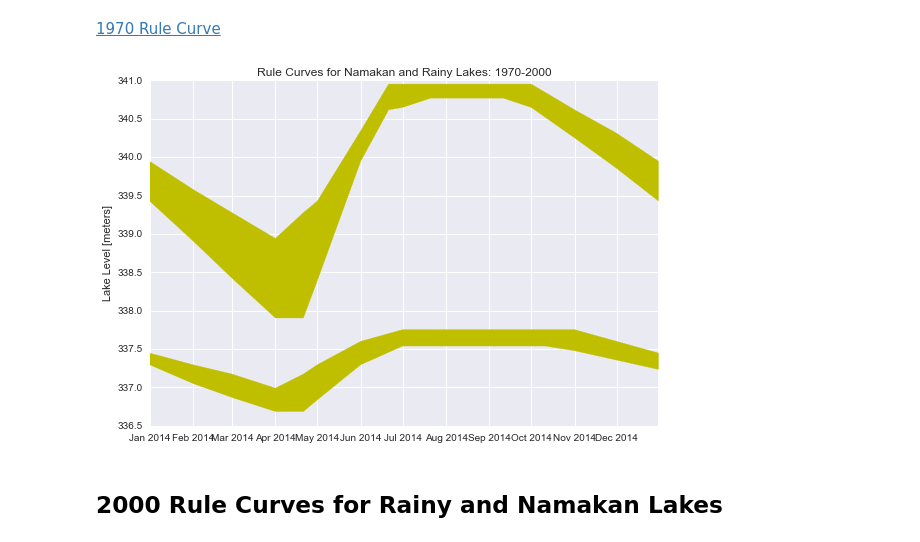
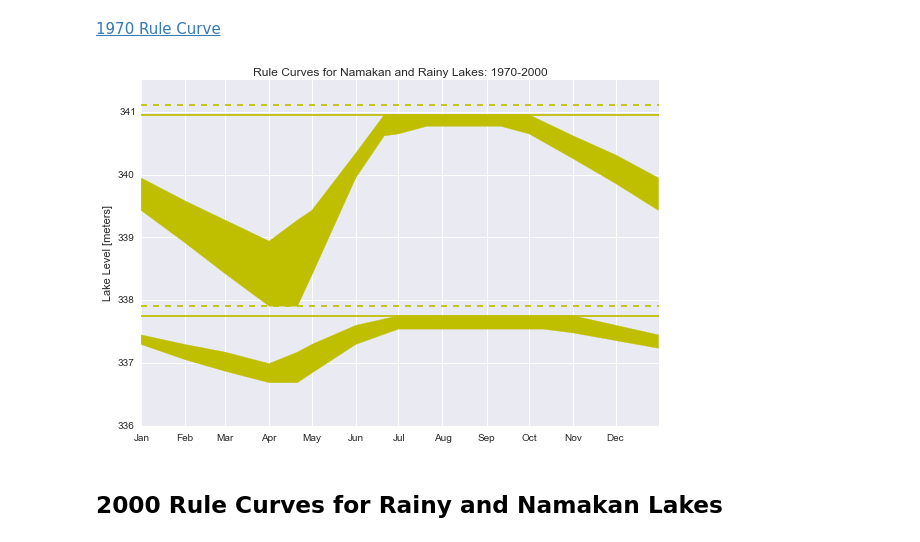
Before and after one commit to kmcgarry7/Rainy-Lake-Hydrology, a Jupyter notebook: Rule_Curves_for_Rainy_and_Namakan_Lakes.ipynb, the cells around one changed output. Saved outputs shown, nothing was run; the diff lists cells and outputs as text; code cells hidden in the pictures.

```diff
--- a/Rule_Curves_for_Rainy_and_Namakan_Lakes.ipynb
+++ b/Rule_Curves_for_Rainy_and_Namakan_Lakes.ipynb
@@ -32,72 +34,85 @@ yr = 2014
 
 # Rainy Lake
 RL1970  = {
-    datetime.datetime(yr, 1, 1): [1106.6, 1107.1],
-    datetime.datetime(yr, 2, 1): [1105.8, 1106.6],
-    datetime.datetime(yr, 3, 1): [1105.2, 1106.2],
-    datetime.datetime(yr, 4, 1): [1104.6, 1105.6],
-    datetime.datetime(yr, 4,21): [1104.6, 1106.2],
-    datetime.datetime(yr, 5, 1): [1105.1, 1106.6],
-    datetime.datetime(yr, 6, 1): [1106.6, 1107.6],
-    datetime.datetime(yr, 7, 1): [1107.4, 1108.1],
-    datetime.datetime(yr, 8, 1): [1107.4, 1108.1],
-    datetime.datetime(yr, 9, 1): [1107.4, 1108.1],
-    datetime.datetime(yr,10, 1): [1107.4, 1108.1],
-    datetime.datetime(yr,10,11): [1107.4, 1108.1],
-    datetime.datetime(yr,11, 1): [1107.2, 1108.1],
-    datetime.datetime(yr,12, 1): [1106.8, 1107.6],
-    datetime.datetime(yr,12,31): [1106.4, 1107.1]
+    datetime.datetime(yr, 1, 1): [1106.6, 1107.1, 1108.1, 1108.6],
+    datetime.datetime(yr, 2, 1): [1105.8, 1106.6, 1108.1, 1108.6],
+    datetime.datetime(yr, 3, 1): [1105.2, 1106.2, 1108.1, 1108.6],
+    datetime.datetime(yr, 4, 1): [1104.6, 1105.6, 1108.1, 1108.6],
+    datetime.datetime(yr, 4,21): [1104.6, 1106.2, 1108.1, 1108.6],
+    datetime.datetime(yr, 5, 1): [1105.1, 1106.6, 1108.1, 1108.6],
+    datetime.datetime(yr, 6, 1): [1106.6, 1107.6, 1108.1, 1108.6],
+    datetime.datetime(yr, 7, 1): [1107.4, 1108.1, 1108.1, 1108.6],
+    datetime.datetime(yr, 8, 1): [1107.4, 1108.1, 1108.1, 1108.6],
+    datetime.datetime(yr, 9, 1): [1107.4, 1108.1, 1108.1, 1108.6],
+    datetime.datetime(yr,10, 1): [1107.4, 1108.1, 1108.1, 1108.6],
+    datetime.datetime(yr,10,11): [1107.4, 1108.1, 1108.1, 1108.6],
+    datetime.datetime(yr,11, 1): [1107.2, 1108.1, 1108.1, 1108.6],
+    datetime.datetime(yr,12, 1): [1106.8, 1107.6, 1108.1, 1108.6],
+    datetime.datetime(yr,12,31): [1106.4, 1107.1, 1108.1, 1108.6]
 }
 
 RL1970 = pd.DataFrame.from_dict(RL1970).transpose()/3.2808
-RL1970.columns = ['LRC','URC']
+RL1970.columns = ['LRC','URC','EHW','AGO']
 RL1970 = RL1970.resample(rule='1D').interpolate()
 
 # Namakan Lake
 NL1970 = {
-    datetime.datetime(yr, 1, 1): [1113.6, 1115.3],
-    datetime.datetime(yr, 2, 1): [1111.9, 1114.1],
-    datetime.datetime(yr, 3, 1): [1110.3, 1113.1],
-    datetime.datetime(yr, 4, 1): [1108.6, 1112.0],
-    datetime.datetime(yr, 4,21): [1108.6, 1113.1],
-    datetime.datetime(yr, 5, 1): [1110.2, 1113.6],
-    datetime.datetime(yr, 6, 1): [1115.3, 1116.6],
-    datetime.datetime(yr, 6,21): [1117.5, 1118.6],
-    datetime.datetime(yr, 7, 1): [1117.6, 1118.6],
-    datetime.datetime(yr, 7,21): [1118.0, 1118.6],
-    datetime.datetime(yr, 8, 1): [1118.0, 1118.6],
-    datetime.datetime(yr, 9, 1): [1118.0, 1118.6],
-    datetime.datetime(yr, 9,11): [1118.0, 1118.6],
-    datetime.datetime(yr,10, 1): [1117.6, 1118.6],
-    datetime.datetime(yr,11, 1): [1116.3, 1117.5],
-    datetime.datetime(yr,12, 1): [1115.0, 1116.5],
-    datetime.datetime(yr,12,31): [1113.6, 1115.3]
+    datetime.datetime(yr, 1, 1): [1113.6, 1115.3, 1118.6, 1119.1],
+    datetime.datetime(yr, 2, 1): [1111.9, 1114.1, 1118.6, 1119.1],
+    datetime.datetime(yr, 3, 1): [1110.3, 1113.1, 1118.6, 1119.1],
+    datetime.datetime(yr, 4, 1): [1108.6, 1112.0, 1118.6, 1119.1],
+    datetime.datetime(yr, 4,21): [1108.6, 1113.1, 1118.6, 1119.1],
+    datetime.datetime(yr, 5, 1): [1110.2, 1113.6, 1118.6, 1119.1],
+    datetime.datetime(yr, 6, 1): [1115.3, 1116.6, 1118.6, 1119.1],
+    datetime.datetime(yr, 6,21): [1117.5, 1118.6, 1118.6, 1119.1],
+    datetime.datetime(yr, 7, 1): [1117.6, 1118.6, 1118.6, 1119.1],
+    datetime.datetime(yr, 7,21): [1118.0, 1118.6, 1118.6, 1119.1],
+    datetime.datetime(yr, 8, 1): [1118.0, 1118.6, 1118.6, 1119.1],
+    datetime.datetime(yr, 9, 1): [1118.0, 1118.6, 1118.6, 1119.1],
+    datetime.datetime(yr, 9,11): [1118.0, 1118.6, 1118.6, 1119.1],
+    datetime.datetime(yr,10, 1): [1117.6, 1118.6, 1118.6, 1119.1],
+    datetime.datetime(yr,11, 1): [1116.3, 1117.5, 1118.6, 1119.1],
+    datetime.datetime(yr,12, 1): [1115.0, 1116.5, 1118.6, 1119.1],
+    datetime.datetime(yr,12,31): [1113.6, 1115.3, 1118.6, 1119.1]
 }
 
 NL1970 = pd.DataFrame.from_dict(NL1970).transpose()/3.2808
-NL1970.columns = ['LRC','URC']
+NL1970.columns = ['LRC','URC','EHW','AGO']
 NL1970 = NL1970.resample(rule='1D').interpolate()
 
 # Plot 1970 Rule Curves
+
+plt.hold(True)
+plt.plot(NL1970.index,NL1970['EHW'],color='y')
+plt.plot(NL1970.index,NL1970['AGO'],'y--')
+plt.plot(RL1970.index,RL1970['EHW'],color='y')
+plt.plot(RL1970.index,RL1970['AGO'],'y--')
 
 plt.fill_between(NL1970.index,
                  NL1970['LRC'].tolist(),
                  NL1970['URC'].tolist(),
                  color='y',
                  alpha='1')
 
 plt.fill_between(RL1970.index,
                  RL1970['LRC'].tolist(),
                  RL1970['URC'].tolist(),
                  color='y',
                  alpha='1')
 
 plt.ylabel('Lake Level [meters]')
+plt.ylim(336,341.5)
 plt.title('Rule Curves for Namakan and Rainy Lakes: 1970-2000')
+plt.hold(False)
+
+import matplotlib.dates as mdates
+
+plt.gca().xaxis.set_major_locator(mdates.MonthLocator())
+plt.gca().xaxis.set_major_formatter(mdates.DateFormatter('%b'))
 
 plt.tight_layout()
 # %% [output]
-[figure, old version]
+[figure, new version]
 # %% [markdown]
 ## <a name=section02></a>2000 Rule Curves for Rainy and Namakan Lakes
 # %%
```
Also changed, not shown: parts of 3 cells of this notebook, 7 other files.
